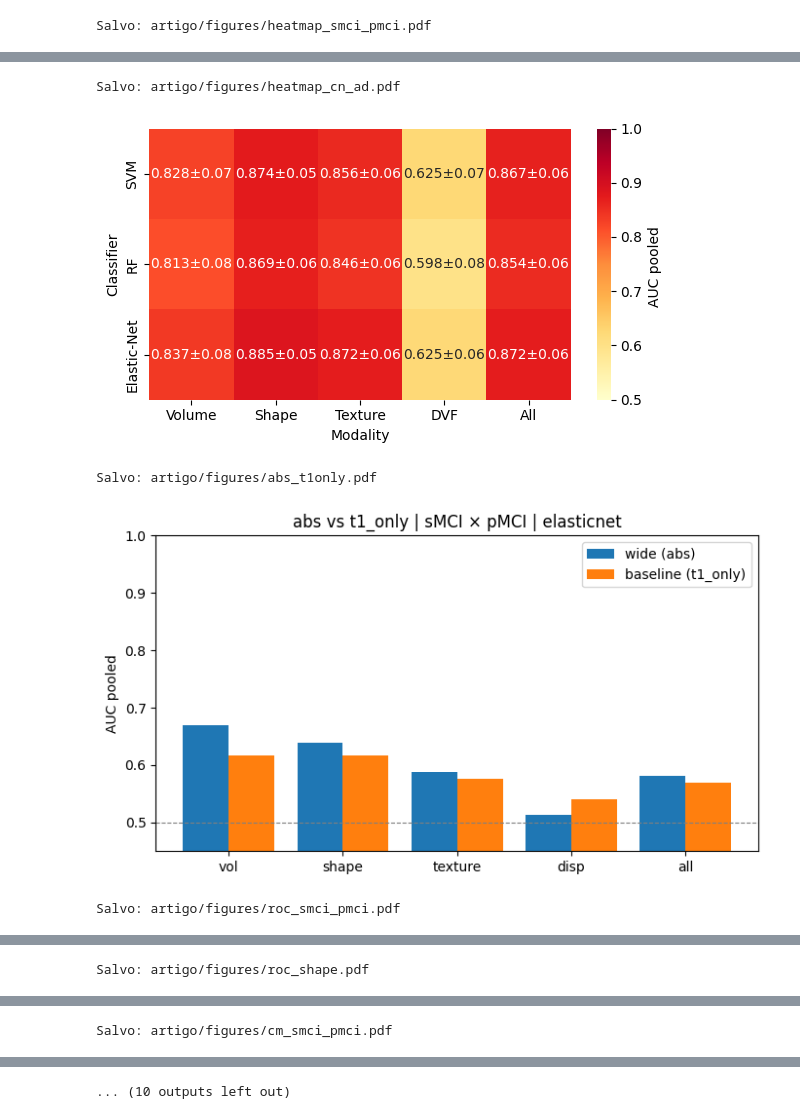
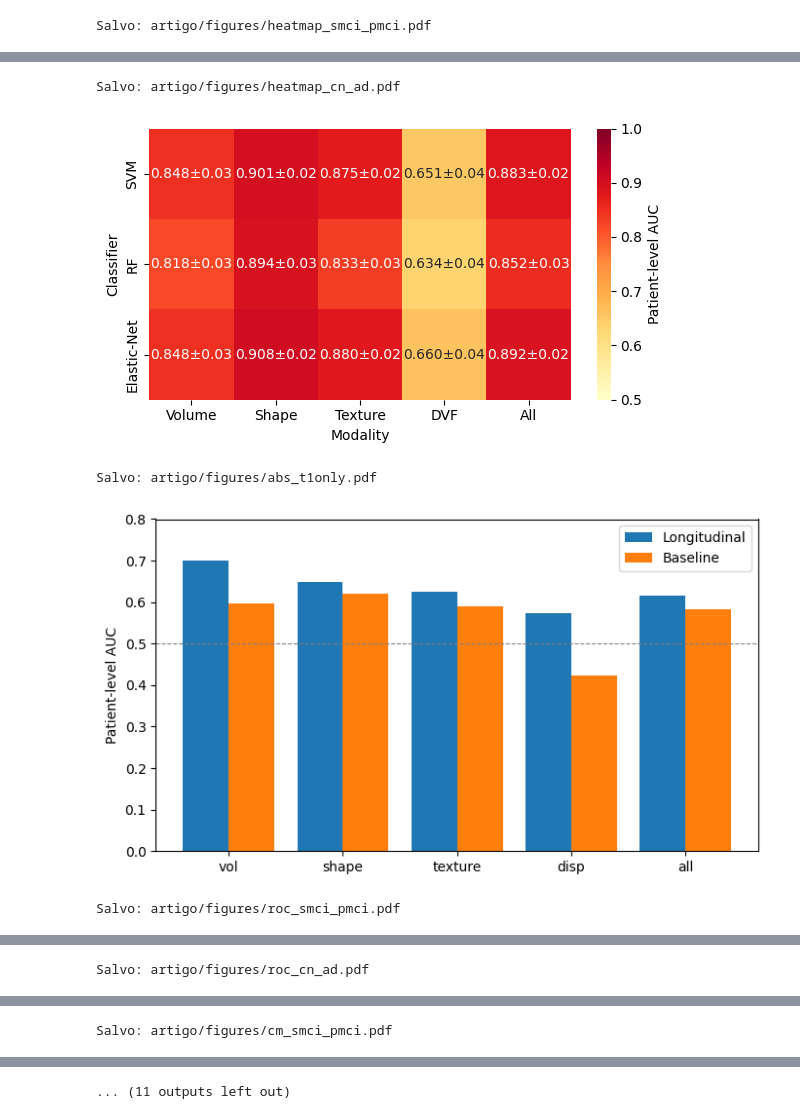
Before and after one commit to PauloMatheusGr/graphs, a Jupyter notebook: 3_results.ipynb, the cells around one changed output, grey strips where cells are left out. Saved outputs shown, nothing was run; the diff lists cells and outputs as text; code cells hidden in the pictures.

```diff
--- a/3_results.ipynb
+++ b/3_results.ipynb
@@ -24,6 +25,10 @@ import seaborn as sns
 from IPython.display import display
 from sklearn.metrics import confusion_matrix, roc_auc_score, roc_curve
 
+import importlib
+import ablation_analysis
+
+#importlib.reload(ablation_analysis)  # kernel pode ter módulo pré-edit
 from ablation_analysis import (
     TIME_ORDER,
     anatomical_key,
@@ -34,8 +39,11 @@ from ablation_analysis import (
     plot_feature_stability_grouped,
     pooled_auc,
     pooled_predictions,
+    patient_mean_auc,
+    patient_mean_predictions,
     prepare_ablation_df,
     short_anatomical_key,
+    summary_with_pooled,
 )
 
 # ── editar aqui ──────────────────────────────────────────────
@@ -55,7 +63,7 @@ RESULTS_TOP_GROUP = ("task", "protocol", "with_combat")
 MOD_ORDER = ["vol", "shape", "texture", "disp", "all"]
 MODEL_ORDER = ["svm", "rf", "elasticnet"]
 ROC_COLORS = {"svm": "#4477AA", "rf": "#EE6677", "elasticnet": "#228833"}
-N_BOOT_AUC = 2000  # bootstrap para SD da AUC pooled
+N_BOOT_AUC = 2000  # bootstrap SD da patient-level AUC (subject-averaged OOF; mesmo estimador heatmap/ROC)
 STAB_MIN_PCT = 70           # incidência mínima por tempo (%, igual l1_stable)
 STAB_MIN_TIMEPOINTS = 0     # ≥2 tempos com pct ≥ STAB_MIN_PCT
 
@@ -82,10 +90,10 @@ PROTOCOL_ROOTS = {
 @dataclass(frozen=True)
 class CFG:
     selection_mode: str = "l1_stable"
-    with_combat: bool = False
+    with_combat: bool = True
     task_primary: str = "smci_pmci"
     task_sanity: str = "cn_ad"
-    model_primary: str = "elasticnet"
+    model_primary: str = "svm"
     modality_primary: str = "vol"
     model_sanity: str = "elasticnet"
     modality_sanity: str = "shape"
@@ -155,10 +163,11 @@ def save_fig(fig, name: str) -> None:
     plt.close(fig)
 
 
-summary_abs = load_summary("abs")
 ablation_abs = load_ablation("abs")
+summary_abs = summary_with_pooled(ablation_abs)
 summary_all = pd.read_csv(SUMMARY_PATH) if SUMMARY_PATH.is_file() else pd.DataFrame()
 print(f"Saída → {ARTIGO_DIR} | {CFG.selection_mode} | ComBat={CFG.with_combat}")
+print(f"summary_abs recomputado com patient-level AUC (auc_patient_mean) | {len(summary_abs)} configs")
 if not summary_all.empty:
     print(f"Summary: {len(summary_all)} linhas em {SUMMARY_PATH.name}")
 # %% [output]
@@ -569,36 +699,38 @@ def plot_combat(summary, task: str, model: str, *, title: str, fname: str):
 # ── Run: edite title/fname ou comente linhas ─────────────────
 _tag = f"{CFG.selection_mode}_" + ("combat" if CFG.with_combat else "nocombat")
 
-# 1. Heatmaps (modalidade × modelo)
+# 1. Heatmaps (modalidade × modelo) — patient-level AUC ± boot SD
 plot_heatmap(
-    summary_abs, CFG.task_primary,
-    title=f"",#AUC pooled±SD_fold — {TASK_LABELS[CFG.task_primary]} ({_tag})",
+    ablation_abs, CFG.task_primary,
+    title=f"",#patient-level AUC±boot SD — {TASK_LABELS[CFG.task_primary]} ({_tag})",
     fname=f"heatmap_{CFG.task_primary}",
 )
 plot_heatmap(
-    summary_abs, CFG.task_sanity,
-    title=f"",#AUC pooled±SD_fold — {TASK_LABELS[CFG.task_sanity]} ({_tag})",
+    ablation_abs, CFG.task_sanity,
+    title=f"",#patient-level AUC±boot SD — {TASK_LABELS[CFG.task_sanity]} ({_tag})",
     fname=f"heatmap_{CFG.task_sanity}",
 )
 
 # 2. Longitudinal: abs vs t1_only
 plot_paired(
     ("abs", "t1_only"), CFG.task_primary, CFG.model_primary,
-    labels={"abs": "wide (abs)", "t1_only": "baseline (t1_only)"},
-    title=f"abs vs t1_only | {TASK_LABELS[CFG.task_primary]} | {CFG.model_primary}",
+    labels={"abs": "Longitudinal", "t1_only": "Baseline"},
+    title=f"", #abs vs t1_only | {TASK_LABELS[CFG.task_primary]} | {CFG.model_primary}",
     fname=f"abs_t1only",
 )
 
-# 3. ROC pooled — todos os modelos
+# 3. ROC patient-level (subject-averaged OOF) — todos os modelos
 plot_roc_models(
     ablation_abs, CFG.task_primary, CFG.modality_primary,
-    title=f"",#ROC pooled — {TASK_LABELS[CFG.task_primary]} | {CFG.modality_primary}",
+    title=f"",#ROC patient-level — {TASK_LABELS[CFG.task_primary]} | {CFG.modality_primary}",
     fname=f"roc_{CFG.task_primary}",
+    score_agg="patient_mean",
 )
 plot_roc_models(
     ablation_abs, CFG.task_sanity, CFG.modality_sanity,
-    title=f"",#ROC pooled — {TASK_LABELS[CFG.task_sanity]} | {CFG.modality_sanity}",
-    fname=f"roc_{CFG.modality_sanity}",
+    title=f"",#ROC patient-level — {TASK_LABELS[CFG.task_sanity]} | {CFG.modality_sanity}",
+    fname=f"roc_{CFG.task_sanity}",
+    score_agg="patient_mean",
 )
 
 # 4. Matriz de confusão (Youden por fold)
@@ -643,7 +775,7 @@ if not summary_all.empty:
     display(results_main)
     save_table(results_main, f"main_results")
 else:
-    print("all_protocols_summary.csv ausente — rode a célula de consolidação em 3_results copy")
+    print("all_protocols_summary.csv ausente — rode a célula de consolidação acima")
 
 # 5. Estabilidade — tabela (5 modalidades)
 stab_tbl = build_stability_table(ablation_abs, CFG.task_primary, CFG.model_primary)
@@ -667,13 +799,13 @@ save_stability_table(
 # ── Suplemento (descomente se precisar) ──────────────────────
 plot_paired(
     ("abs", "global"), CFG.task_primary, CFG.model_primary,
-    labels={"abs": "abs (leak-free)", "global": "global (leaky)"},
-    title=f"abs vs global | {CFG.task_primary}",
+    labels={"abs": "Leak-free", "global": "Global"},
+    title=f"", #abs vs global | {CFG.task_primary}",
     fname=f"abs_global",
 )
 plot_combat(
     summary_abs, CFG.task_primary, CFG.model_primary,
-    title=f"ComBat | {CFG.task_primary} | {CFG.model_primary}",
+    title=f"", #ComBat | {CFG.task_primary} | {CFG.model_primary}",
     fname=f"combat",
 )
 # %% [output]
@@ -682,5 +814,5 @@ Salvo: artigo/figures/heatmap_smci_pmci.pdf
 Salvo: artigo/figures/heatmap_cn_ad.pdf
-[figure, old version]
+[figure, new version]
 Salvo: artigo/figures/abs_t1only.pdf
-[figure, old version]
+[figure, new version]
 Salvo: artigo/figures/roc_smci_pmci.pdf
@@ -688 +820 @@ Salvo: artigo/figures/roc_smci_pmci.pdf
-Salvo: artigo/figures/roc_shape.pdf
+Salvo: artigo/figures/roc_cn_ad.pdf
@@ -692 +824 @@ Salvo: artigo/figures/cm_smci_pmci.pdf
-... (10 outputs left out)
+... (11 outputs left out)
```
Also changed, not shown: parts of 5 cells of this notebook, 6 other files.
